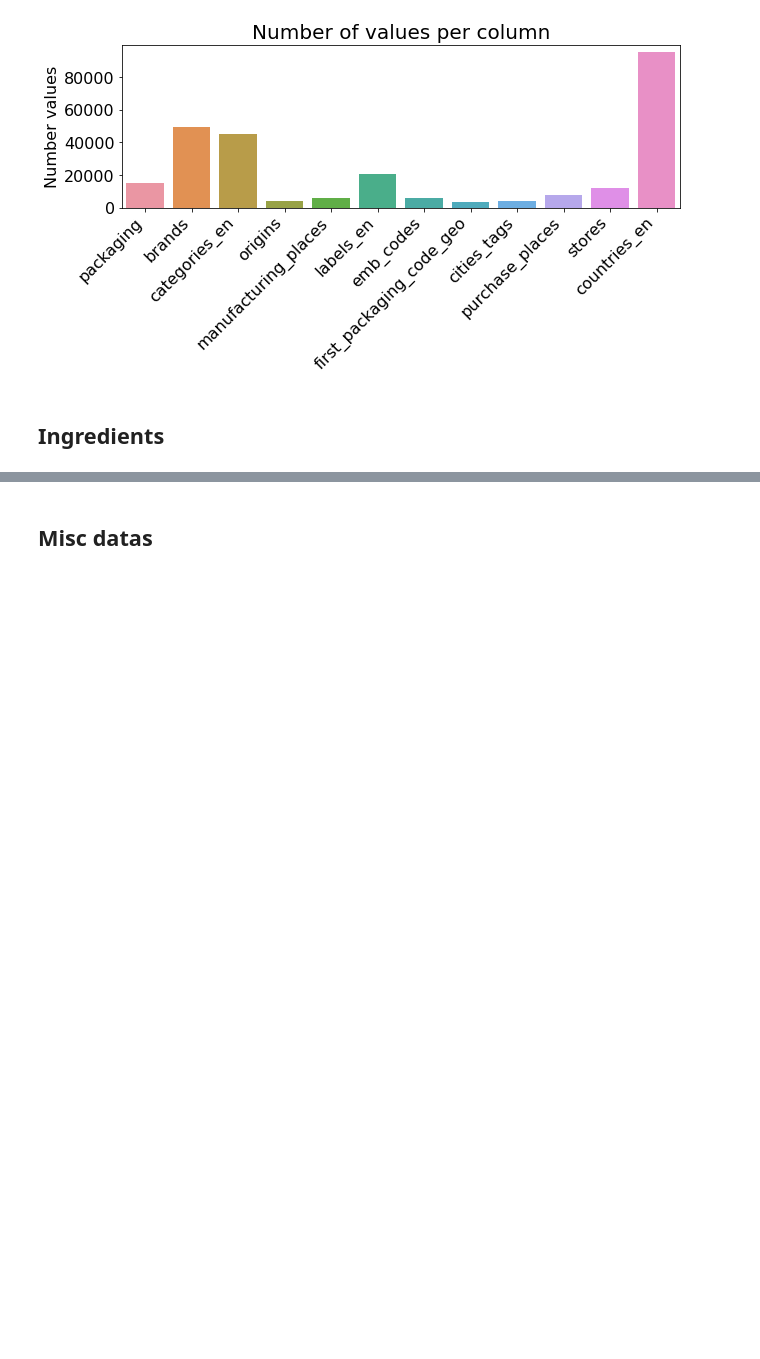
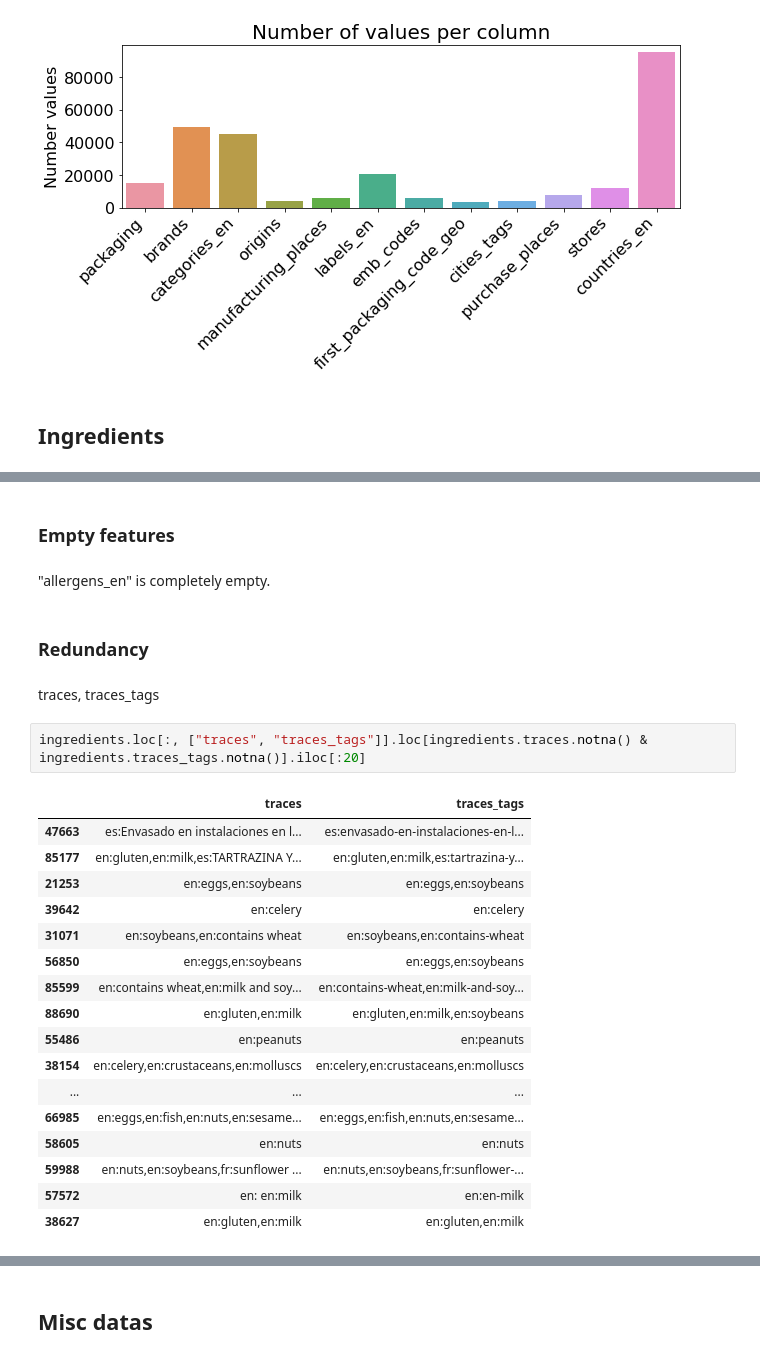
Before and after one commit to curiousmindflow/oc-ml-p2, a Jupyter notebook: preparation.ipynb, the cells around one changed output, grey strips where cells are left out. Saved outputs shown, nothing was run; the diff lists cells and outputs as text; blank space fills up the shorter version.

```diff
--- a/preparation.ipynb
+++ b/preparation.ipynb
@@ -510,0 +549,28 @@ plt.show()
+# %% [markdown]
+### Empty features
+# %% [markdown]
+"allergens_en" is completely empty.
+# %% [markdown]
+### Redundancy
+# %% [markdown]
+traces, traces_tags
+# %%
+ingredients.loc[:, ["traces", "traces_tags"]].loc[ingredients.traces.notna() & ingredients.traces_tags.notna()].iloc[:20]
+# %% [output]
+|  | traces | traces_tags |
+| 47663 | es:Envasado en instalaciones en l... | es:envasado-en-instalaciones-en-l... |
+| 85177 | en:gluten,en:milk,es:TARTRAZINA Y... | en:gluten,en:milk,es:tartrazina-y... |
+| 21253 | en:eggs,en:soybeans | en:eggs,en:soybeans |
+| 39642 | en:celery | en:celery |
+| 31071 | en:soybeans,en:contains wheat | en:soybeans,en:contains-wheat |
+| 56850 | en:eggs,en:soybeans | en:eggs,en:soybeans |
+| 85599 | en:contains wheat,en:milk and soy... | en:contains-wheat,en:milk-and-soy... |
+| 88690 | en:gluten,en:milk | en:gluten,en:milk,en:soybeans |
+| 55486 | en:peanuts | en:peanuts |
+| 38154 | en:celery,en:crustaceans,en:molluscs | en:celery,en:crustaceans,en:molluscs |
+| ... | ... | ... |
+| 66985 | en:eggs,en:fish,en:nuts,en:sesame... | en:eggs,en:fish,en:nuts,en:sesame... |
+| 58605 | en:nuts | en:nuts |
+| 59988 | en:nuts,en:soybeans,fr:sunflower ... | en:nuts,en:soybeans,fr:sunflower-... |
+| 57572 | en: en:milk | en:en-milk |
+| 38627 | en:gluten,en:milk | en:gluten,en:milk |
```
Also changed, not shown: parts of 9 cells of this notebook.
